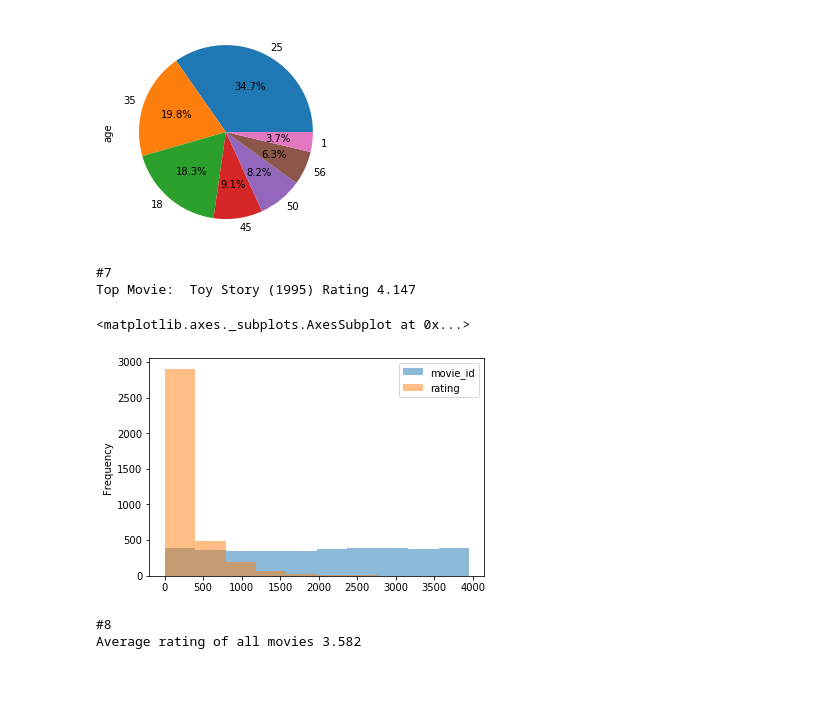
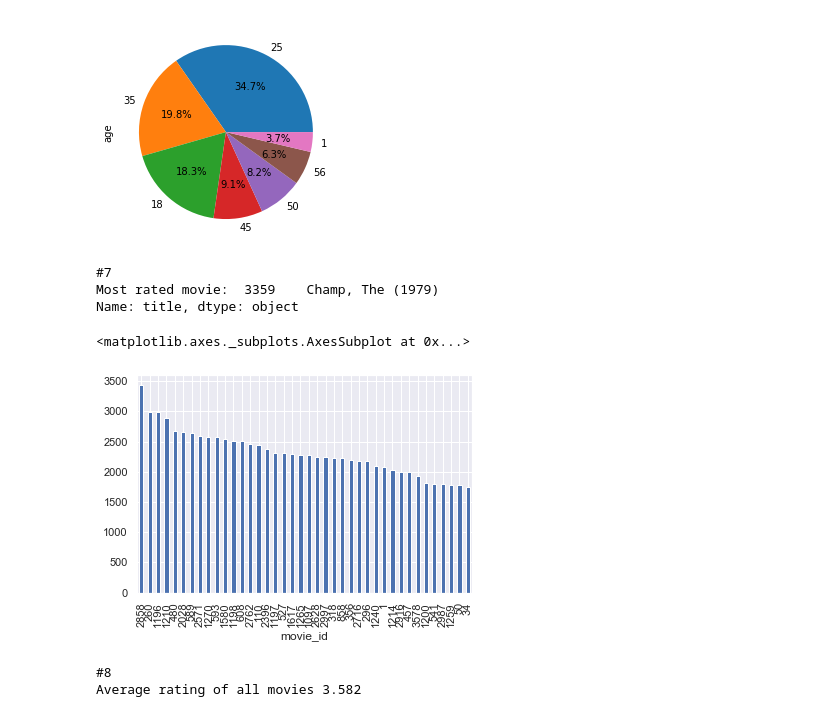
Before and after one commit to AdamCorbinFAUPhD/CAP5768-Intro-to-Data-Science, a Jupyter notebook: assignment_2/CAP5768_Assignment2_Corbin_Adam.ipynb, the cells around one changed output. Drawn from its saved outputs; the diff is of its cells as text; code cells hidden in the pictures; blank space fills up the shorter version.

```diff
--- a/assignment_2/CAP5768_Assignment2_Corbin_Adam.ipynb
+++ b/assignment_2/CAP5768_Assignment2_Corbin_Adam.ipynb
@@ -198,18 +198,18 @@ Users 50 years or older:  14.5 %
 [figure]
 # %%
 print("#7")
-mean_query = ratings.groupby('movie_id', as_index=False)["rating"].mean()
-num_1_movie_index = mean_query["movie_id"][0]
-num_1_movie_rating =  mean_query["rating"][0]
-movie_title = movies[movies['movie_id'] == num_1_movie_index]["title"][0]
-print("Top Movie: ", movie_title,"Rating", round(num_1_movie_rating,3))
-
-ratings.groupby('movie_id', as_index=False)["rating"].count().plot.hist(alpha=0.5)
+query = ratings.groupby('movie_id', as_index=False).size().sort_values(ascending=False)
+num_1_movie_index = query.values[0]
+movie_title = movies[movies['movie_id'] == num_1_movie_index]["title"]
+print("Most rated movie: ", movie_title) #,"Rating", round(num_1_movie_rating,3))
+query.head(n=40).plot.bar()
+#TODO - look at ratings average vs number of ratings?
 # %% [output]
 #7
-Top Movie:  Toy Story (1995) Rating 4.147
+Most rated movie:  3359    Champ, The (1979)
+Name: title, dtype: object
 <matplotlib.axes._subplots.AxesSubplot at 0x...>
-[figure, old version]
+[figure, new version]
 # %%
 print("#8")
 print("Average rating of all movies", round(ratings["rating"].mean(),3))
```
Also changed, not shown: parts of 25 cells of this notebook.
